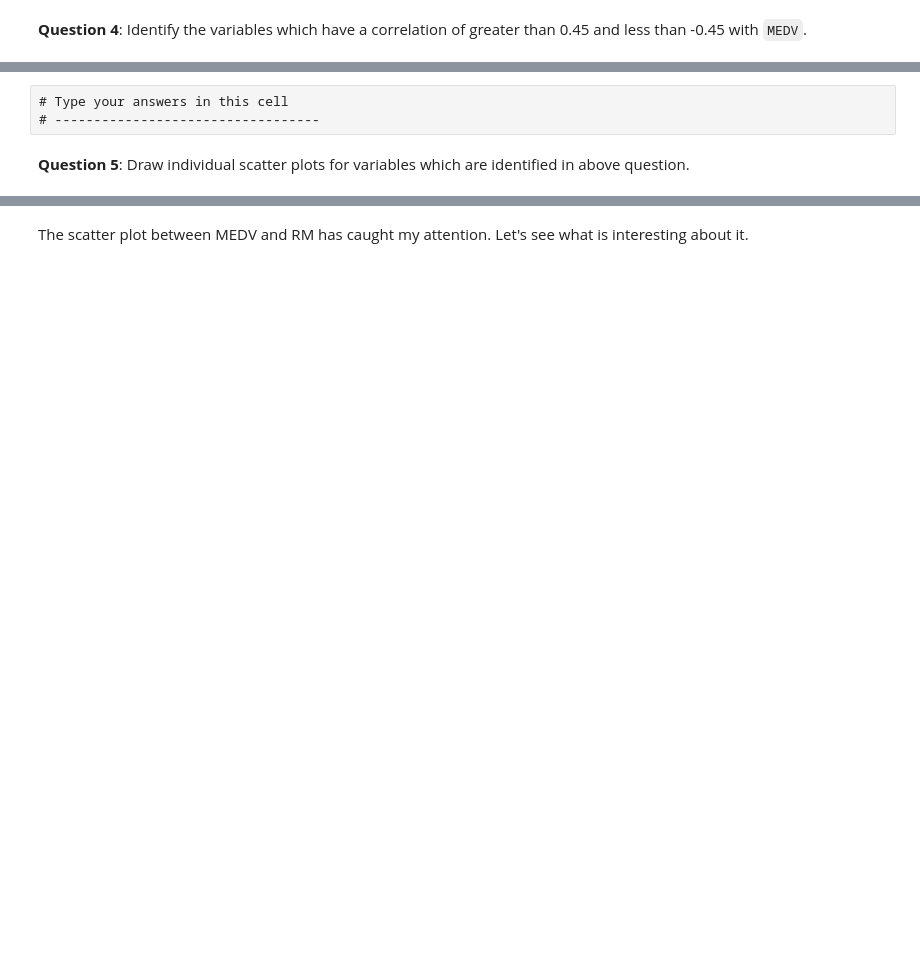
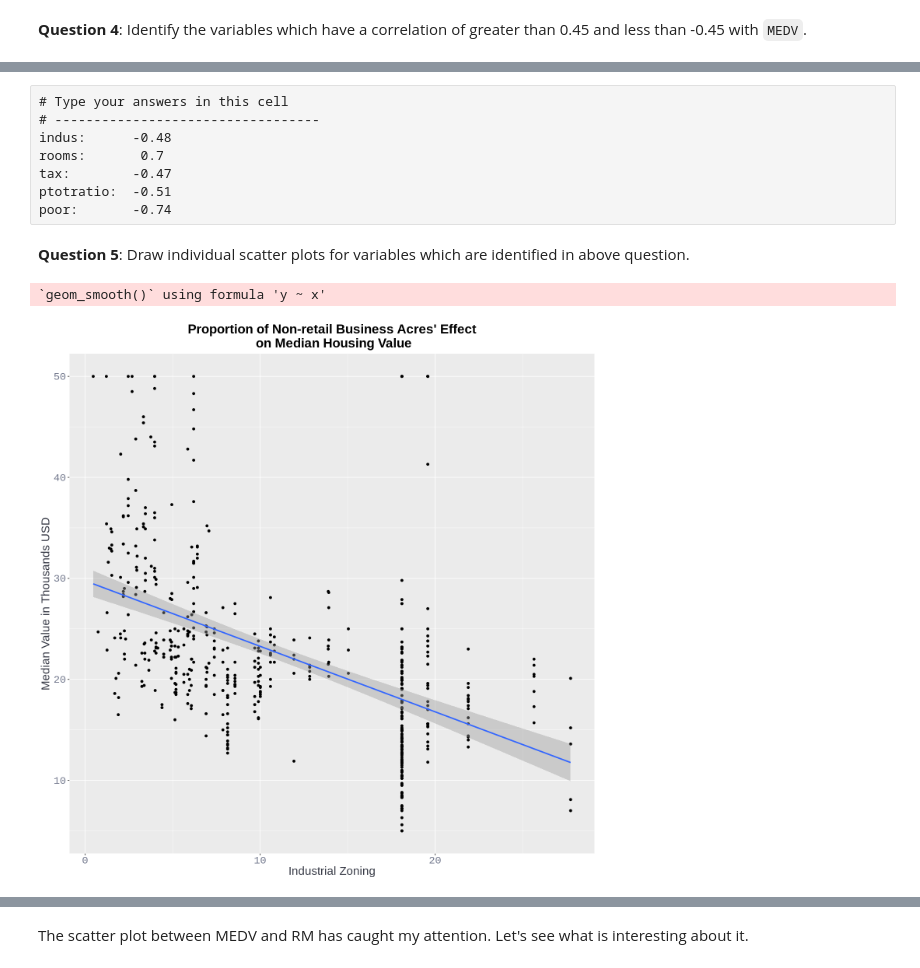
Before and after one commit to SteeltownRiot/DSA, a Jupyter notebook: DSA-7020 Stats for Data Analysis/Module 2 - Multivariate Data/Exercises/Exercises.ipynb, the cells around one changed output, grey strips where cells are left out. Cells and saved outputs as stored; diff of their text form; code cells hidden in the pictures; blank space fills up the shorter version.

```diff
--- a/DSA-7020 Stats for Data Analysis/Module 2 - Multivariate Data/Exercises/Exercises.ipynb
+++ b/DSA-7020 Stats for Data Analysis/Module 2 - Multivariate Data/Exercises/Exercises.ipynb
@@ -109,5 +278,10 @@ library(gridExtra)
 # %% [raw]
 # Type your answers in this cell
 # ----------------------------------
+indus:      -0.48
+rooms:       0.7
+tax:        -0.47
+ptotratio:  -0.51
+poor:       -0.74
 # %% [markdown]
 **Question 5**: Draw individual scatter plots for variables which are identified in above question.
@@ -116,0 +332,5 @@ library(gridExtra)
+# %%
+zone_plot + titles_theme
+# %% [output]
+`geom_smooth()` using formula 'y ~ x'
+[figure, added]
```
Also changed, not shown: parts of 21 cells of this notebook, 2 other files.
